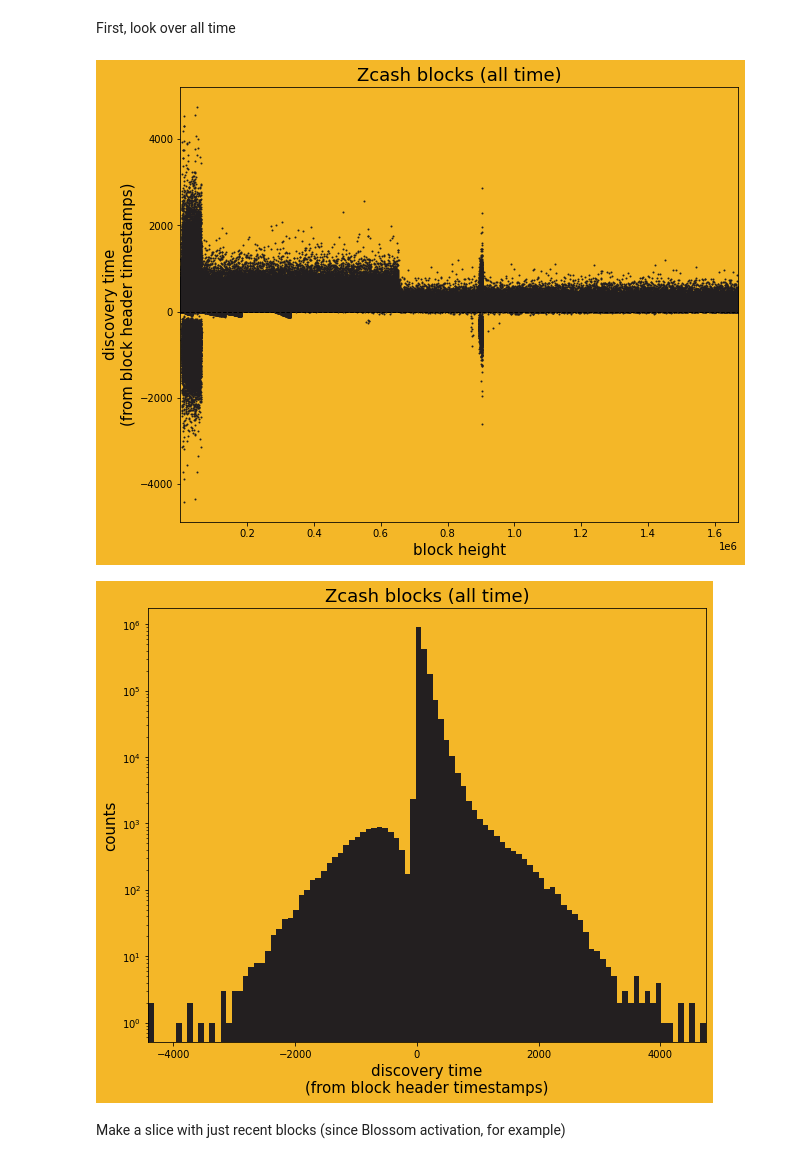
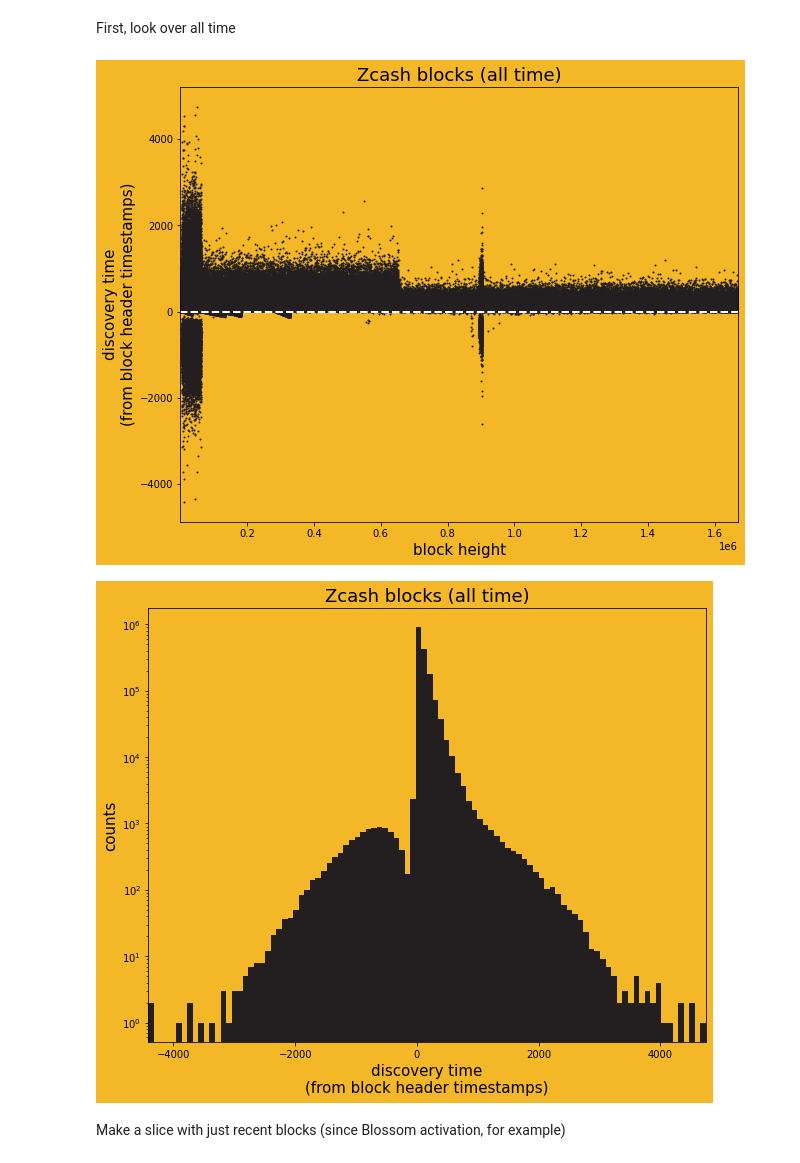
Before and after one commit to Mitchellpkt/zcash_block_discovery_intervals, a Jupyter notebook: analysis.ipynb, the cells around one changed output. Drawn from its saved outputs; the diff is of its cells as text; code cells hidden in the pictures.

```diff
--- a/analysis.ipynb
+++ b/analysis.ipynb
@@ -76,11 +80,11 @@ First, look over all time
 # %%
 label: str = 'discovery time\n(from block header timestamps)'
 title: str = "Zcash blocks (all time)"
 blockchain.scatter('discovery_time_sec', grid=False, markersize=1, title=title, ylabel=label, xlabel='block height')
-plt.axhline(y=0, color='k', linestyle='--', linewidth=1)
+plt.axhline(y=0, color='w', linestyle='--', linewidth=2)
 blockchain.hist('discovery_time_sec', grid=False, log_axes='y', bins=100, title=title, xlabel=label);
 # %% [output]
-[figure, old version]
+[figure, new version]
 [figure]
 # %% [markdown]
 Make a slice with just recent blocks (since Blossom activation, for example)
```
Also changed, not shown: parts of 4 cells of this notebook.
